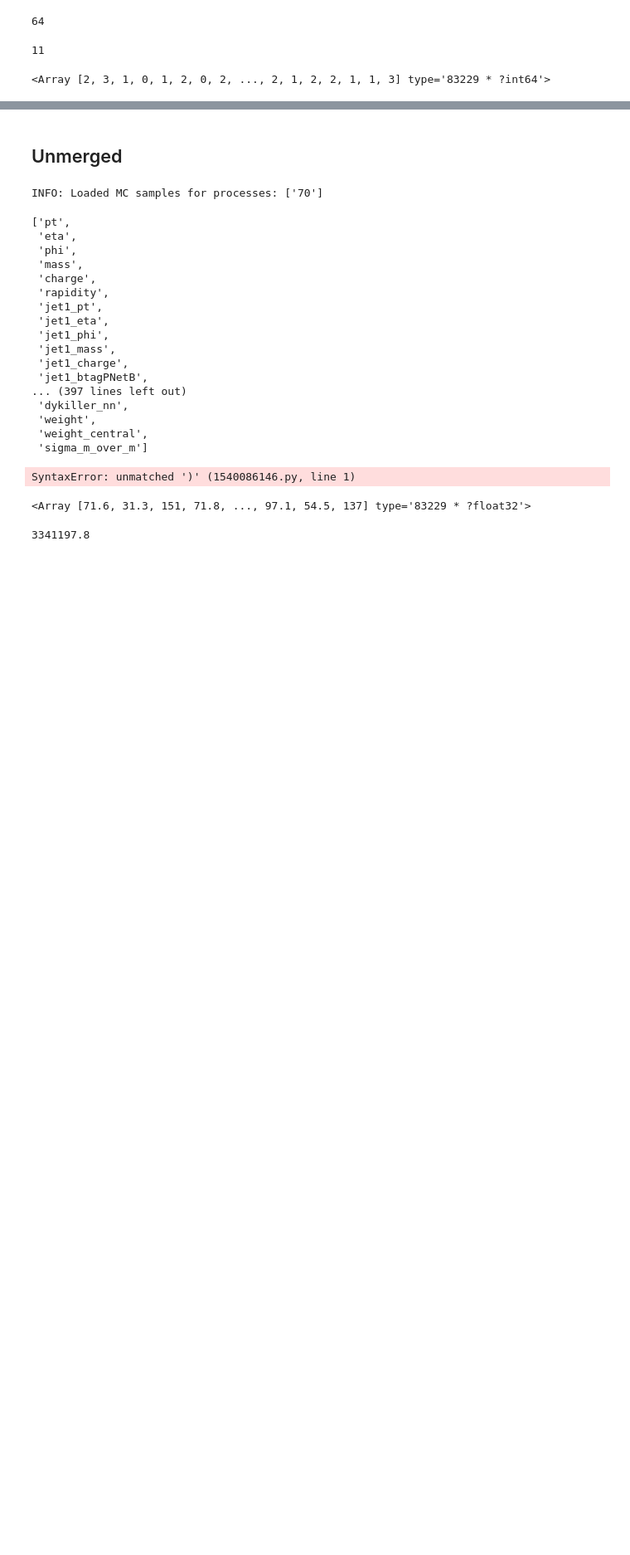
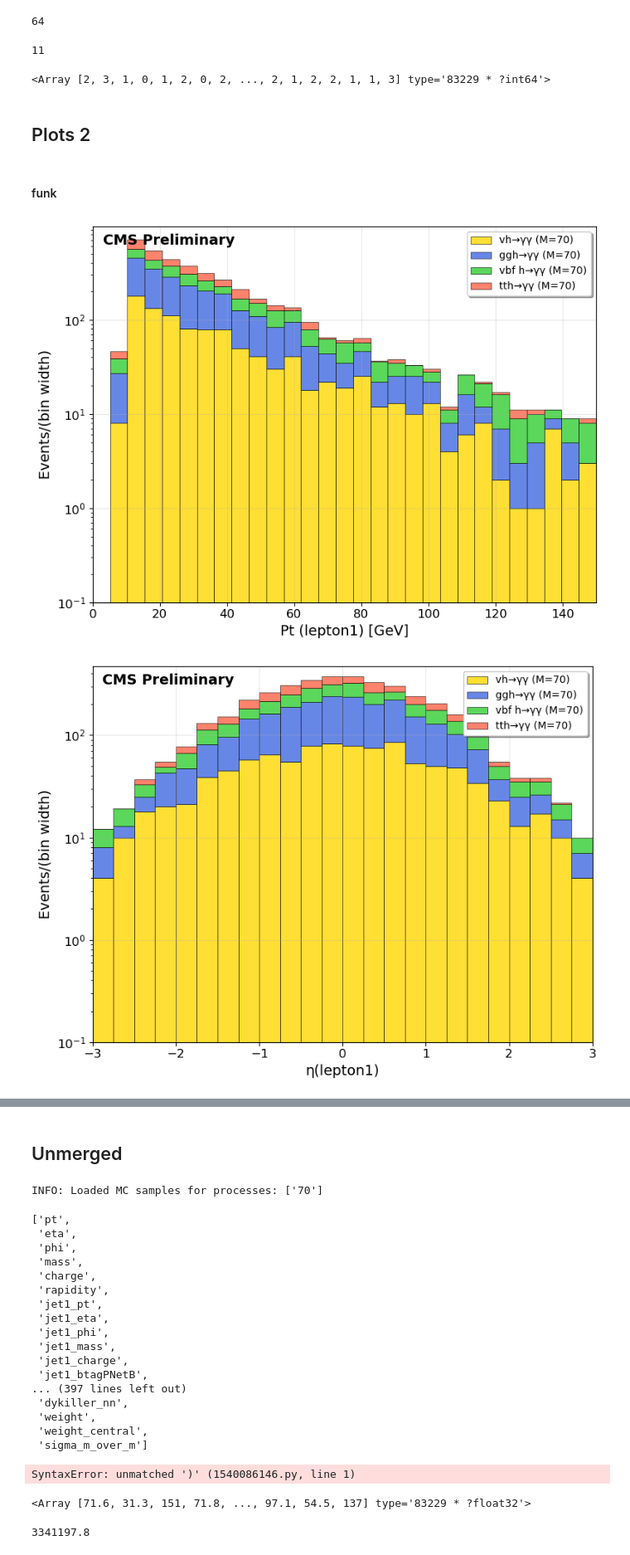
Before and after one commit to stranded-lemniscate/low-massVH, a Jupyter notebook: Plot Note.ipynb, the cells around one changed output, grey strips where cells are left out. Shown at 83% size. Saved outputs shown, nothing was run; the diff lists cells and outputs as text; code cells hidden in the pictures; blank space fills up the shorter version.

```diff
--- a/Plot Note.ipynb
+++ b/Plot Note.ipynb
@@ -128,3 +351,7 @@ ak.sum(((MC[proc].n_electrons>0) | (MC[proc].n_muons>0)) & (MC[proc].n_jets==0))
 MC['vh_M-70'].n_jets
 # %% [output]
 <Array [2, 3, 1, 0, 1, 2, 0, 2, ..., 2, 1, 2, 2, 1, 1, 3] type='83229 * ?int64'>
+# %% [markdown]
+## Plots 2
+# %% [markdown]
+#### funk
@@ -130,0 +562,5 @@ MC['vh_M-70'].n_jets
+# %%
+example_plots()
+# %% [output]
+[figure, added]
+[figure, added]
```
Also changed, not shown: parts of 40 cells of this notebook, 22 other files.
